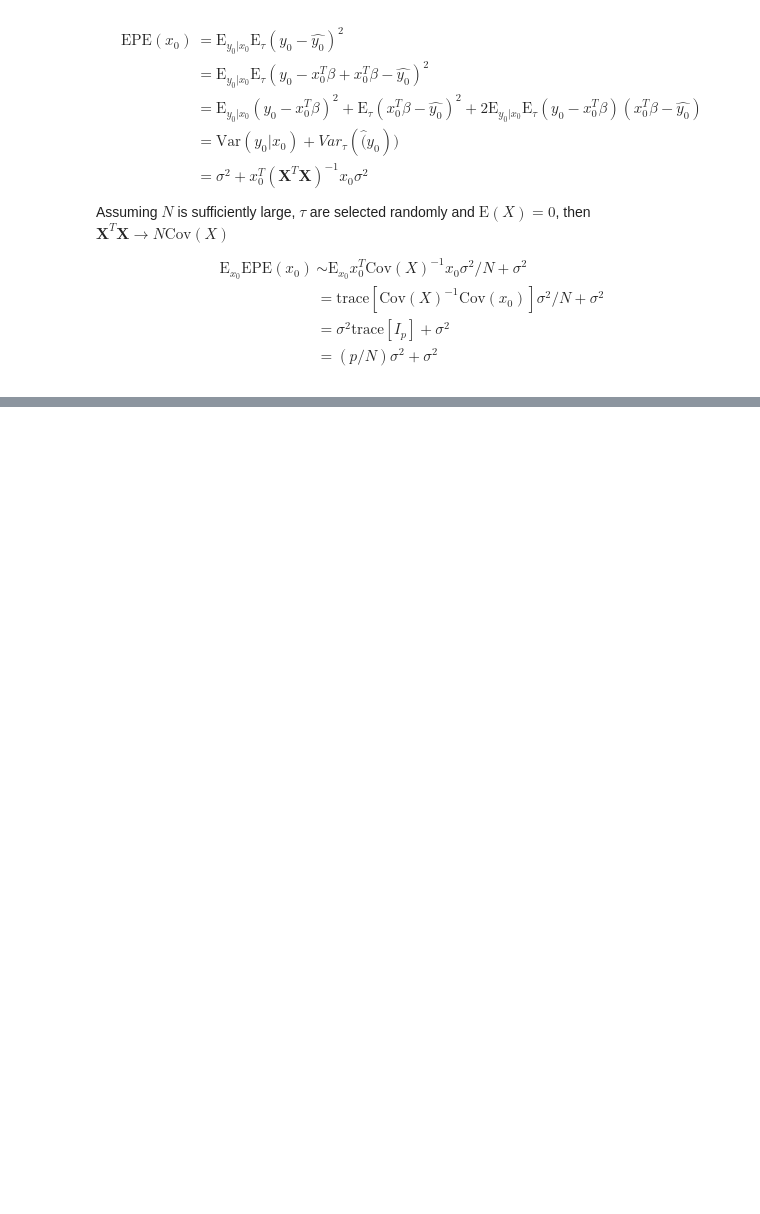
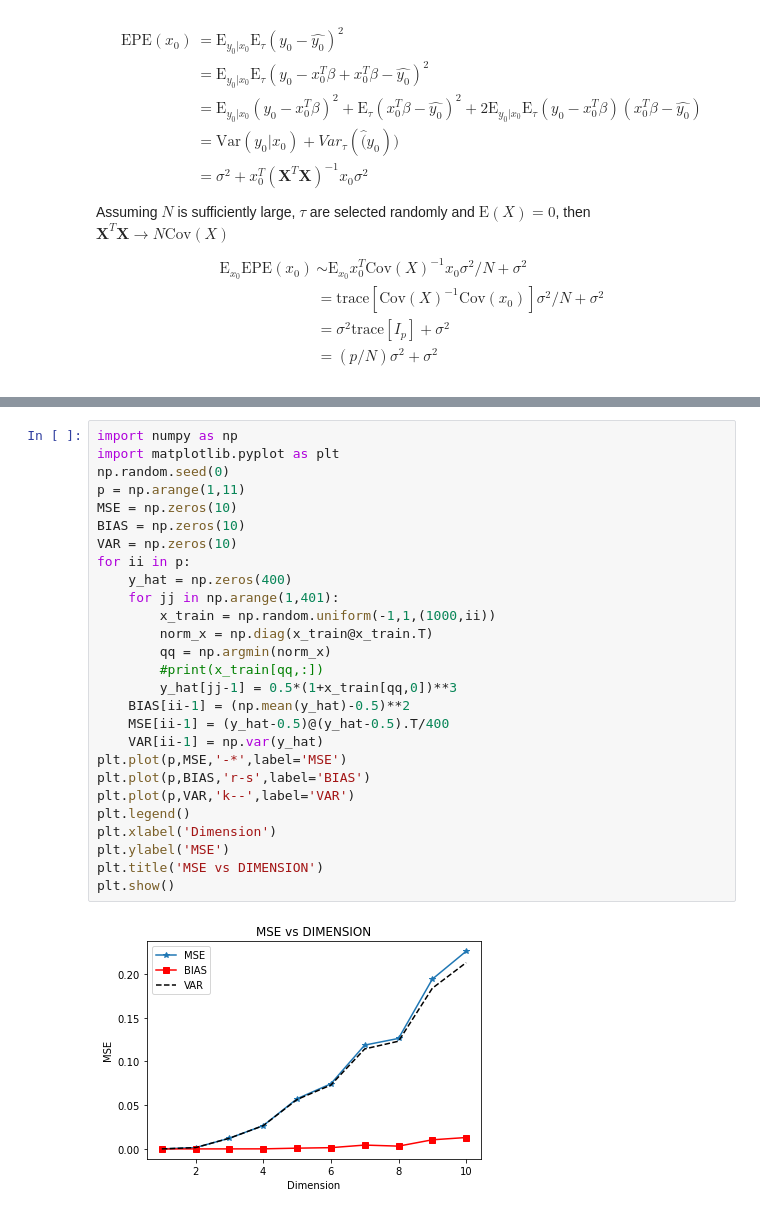
Before and after one commit to bop-hz/stats, a Jupyter notebook: chapter2.ipynb, the cells around one changed output, grey strips where cells are left out. Cells and saved outputs as stored; diff of their text form; blank space fills up the shorter version.

```diff
--- a/chapter2.ipynb
+++ b/chapter2.ipynb
@@ -384,0 +396,29 @@ Assuming $N$ is sufficiently large, $\tau$ are selected randomly and $\text{E}(X
+# %%
+import numpy as np
+import matplotlib.pyplot as plt
+np.random.seed(0)
+p = np.arange(1,11)
+MSE = np.zeros(10)
+BIAS = np.zeros(10)
+VAR = np.zeros(10)
+for ii in p:
+    y_hat = np.zeros(400)
+    for jj in np.arange(1,401):
+        x_train = np.random.uniform(-1,1,(1000,ii))
+        norm_x = np.diag(x_train@x_train.T)
+        qq = np.argmin(norm_x)
+        #print(x_train[qq,:])
+        y_hat[jj-1] = 0.5*(1+x_train[qq,0])**3
+    BIAS[ii-1] = (np.mean(y_hat)-0.5)**2
+    MSE[ii-1] = (y_hat-0.5)@(y_hat-0.5).T/400
+    VAR[ii-1] = np.var(y_hat)
+plt.plot(p,MSE,'-*',label='MSE')
+plt.plot(p,BIAS,'r-s',label='BIAS')
+plt.plot(p,VAR,'k--',label='VAR')
+plt.legend()
+plt.xlabel('Dimension')
+plt.ylabel('MSE')
+plt.title('MSE vs DIMENSION')
+plt.show()
+# %% [output]
+[figure, added]
```
Also changed, not shown: parts of 5 cells of this notebook, 1 other file.
